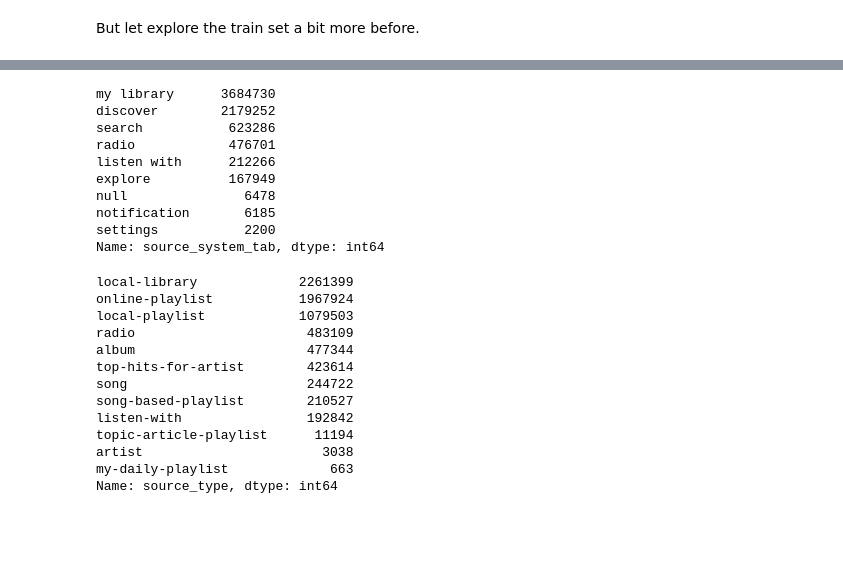
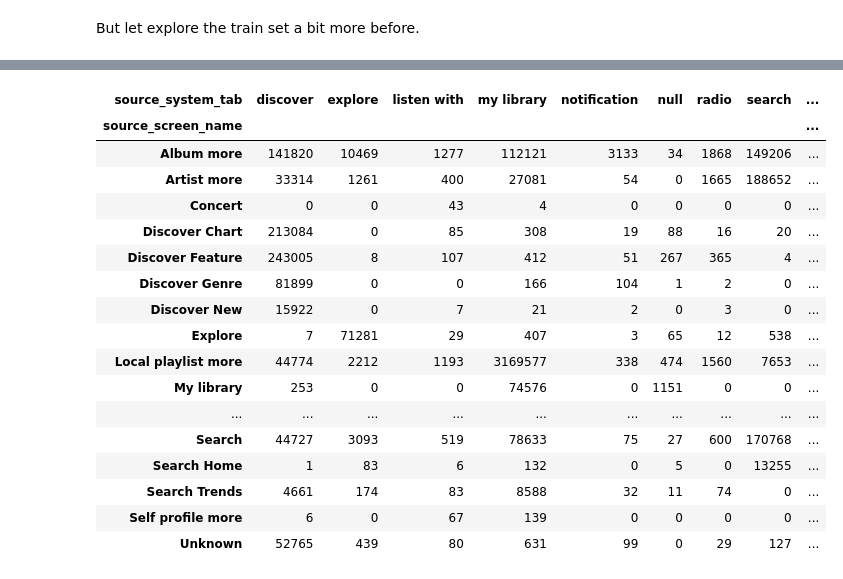
Before and after one commit to PaulPruliere/wsdm, a Jupyter notebook: wsdm.ipynb, the cells around one changed output, grey strips where cells are left out. Drawn from its saved outputs; the diff is of its cells as text; code cells hidden in the pictures; blank space fills up the shorter version.

```diff
--- a/wsdm.ipynb
+++ b/wsdm.ipynb
@@ -216,29 +197,21 @@ Name: source_screen_name, dtype: int64
-# %%
-train.source_system_tab.value_counts()
-# %% [output]
-my library      3684730
-discover        2179252
-search           623286
-radio            476701
-listen with      212266
-explore          167949
-null               6478
-notification       6185
-settings           2200
-Name: source_system_tab, dtype: int64
-# %%
-train.source_type.value_counts()
-# %% [output]
-local-library             2261399
-online-playlist           1967924
-local-playlist            1079503
-radio                      483109
-album                      477344
-top-hits-for-artist        423614
-song                       244722
-song-based-playlist        210527
-listen-with                192842
-topic-article-playlist      11194
-artist                       3038
-my-daily-playlist             663
-Name: source_type, dtype: int64
+# %%
+pd.crosstab(train.source_screen_name, train.source_system_tab)
+# %% [output]
+| source_system_tab | discover | explore | listen with | my library | notification | null | radio | search | ... |
+| source_screen_name |  |  |  |  |  |  |  |  | ... |
+| Album more | 141820 | 10469 | 1277 | 112121 | 3133 | 34 | 1868 | 149206 | ... |
+| Artist more | 33314 | 1261 | 400 | 27081 | 54 | 0 | 1665 | 188652 | ... |
+| Concert | 0 | 0 | 43 | 4 | 0 | 0 | 0 | 0 | ... |
+| Discover Chart | 213084 | 0 | 85 | 308 | 19 | 88 | 16 | 20 | ... |
+| Discover Feature | 243005 | 8 | 107 | 412 | 51 | 267 | 365 | 4 | ... |
+| Discover Genre | 81899 | 0 | 0 | 166 | 104 | 1 | 2 | 0 | ... |
+| Discover New | 15922 | 0 | 7 | 21 | 2 | 0 | 3 | 0 | ... |
+| Explore | 7 | 71281 | 29 | 407 | 3 | 65 | 12 | 538 | ... |
+| Local playlist more | 44774 | 2212 | 1193 | 3169577 | 338 | 474 | 1560 | 7653 | ... |
+| My library | 253 | 0 | 0 | 74576 | 0 | 1151 | 0 | 0 | ... |
+| ... | ... | ... | ... | ... | ... | ... | ... | ... | ... |
+| Search | 44727 | 3093 | 519 | 78633 | 75 | 27 | 600 | 170768 | ... |
+| Search Home | 1 | 83 | 6 | 132 | 0 | 5 | 0 | 13255 | ... |
+| Search Trends | 4661 | 174 | 83 | 8588 | 32 | 11 | 74 | 0 | ... |
+| Self profile more | 6 | 0 | 67 | 139 | 0 | 0 | 0 | 0 | ... |
+| Unknown | 52765 | 439 | 80 | 631 | 99 | 0 | 29 | 127 | ... |
```
Also changed, not shown: parts of 5 cells of this notebook.
